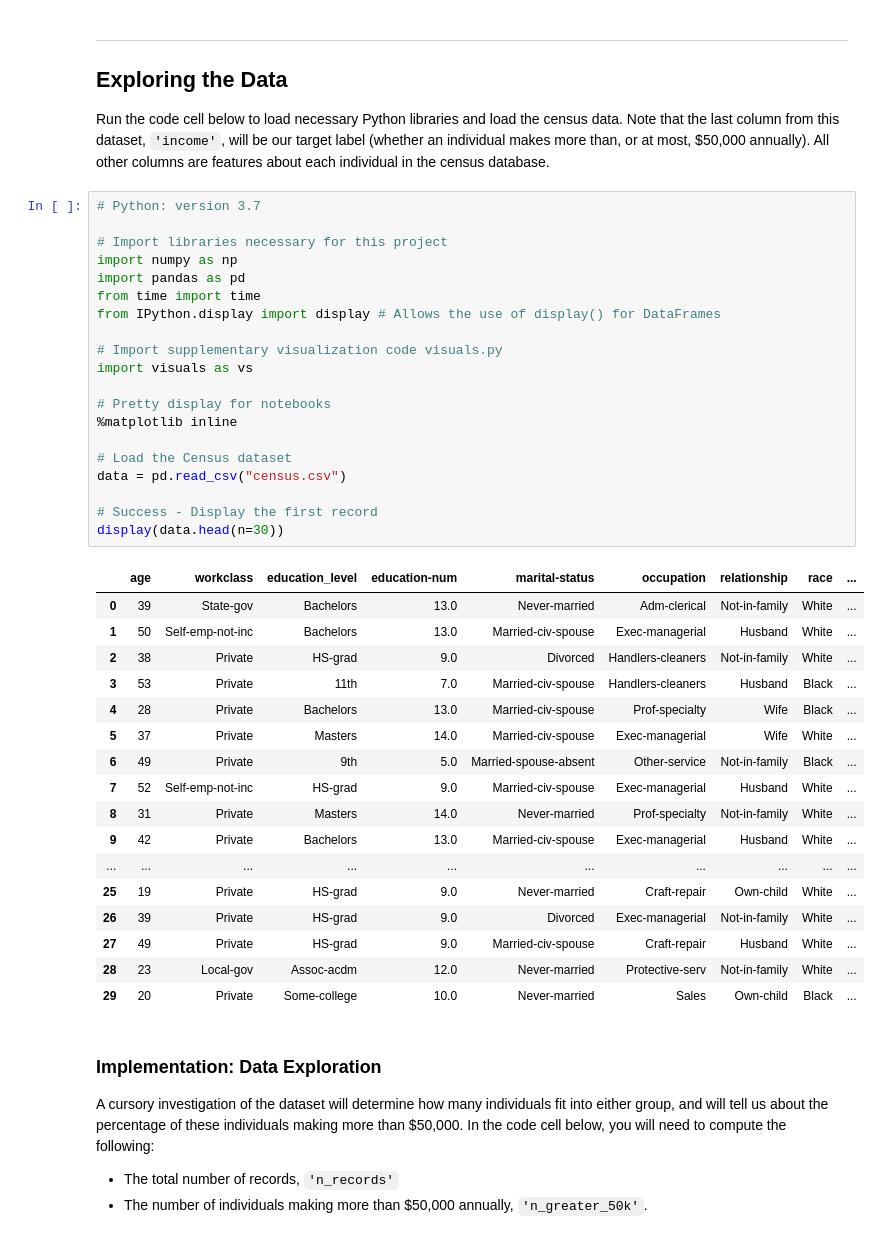
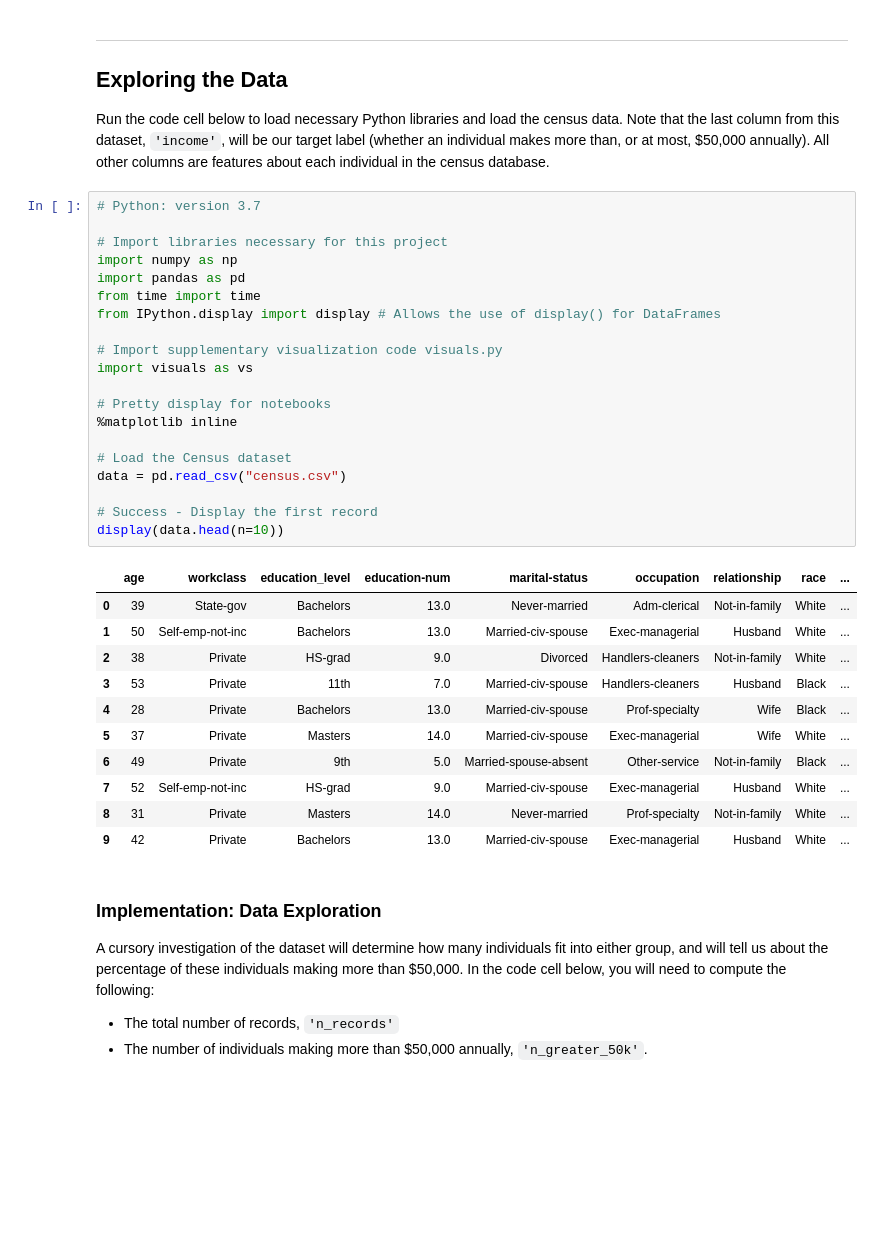
Before and after one commit to PaulaCalmon/machine-learning, a Jupyter notebook: projects/finding_donors/finding_donors.ipynb, the cells around one changed output. Drawn from its saved outputs; the diff is of its cells as text; blank space fills up the shorter version.

```diff
--- a/projects/finding_donors/finding_donors.ipynb
+++ b/projects/finding_donors/finding_donors.ipynb
@@ -22,40 +22,34 @@ Run the code cell below to load necessary Python libraries and load the census d
 # Python: version 3.7
 
 # Import libraries necessary for this project
 import numpy as np
 import pandas as pd
 from time import time
 from IPython.display import display # Allows the use of display() for DataFrames
 
 # Import supplementary visualization code visuals.py
 import visuals as vs
 
 # Pretty display for notebooks
 %matplotlib inline
 
 # Load the Census dataset
 data = pd.read_csv("census.csv")
 
 # Success - Display the first record
-display(data.head(n=30))
+display(data.head(n=10))
 # %% [output]
 |  | age | workclass | education_level | education-num | marital-status | occupation | relationship | race | ... |
 | 0 | 39 | State-gov | Bachelors | 13.0 | Never-married | Adm-clerical | Not-in-family | White | ... |
 | 1 | 50 | Self-emp-not-inc | Bachelors | 13.0 | Married-civ-spouse | Exec-managerial | Husband | White | ... |
 | 2 | 38 | Private | HS-grad | 9.0 | Divorced | Handlers-cleaners | Not-in-family | White | ... |
 | 3 | 53 | Private | 11th | 7.0 | Married-civ-spouse | Handlers-cleaners | Husband | Black | ... |
 | 4 | 28 | Private | Bachelors | 13.0 | Married-civ-spouse | Prof-specialty | Wife | Black | ... |
 | 5 | 37 | Private | Masters | 14.0 | Married-civ-spouse | Exec-managerial | Wife | White | ... |
 | 6 | 49 | Private | 9th | 5.0 | Married-spouse-absent | Other-service | Not-in-family | Black | ... |
 | 7 | 52 | Self-emp-not-inc | HS-grad | 9.0 | Married-civ-spouse | Exec-managerial | Husband | White | ... |
 | 8 | 31 | Private | Masters | 14.0 | Never-married | Prof-specialty | Not-in-family | White | ... |
 | 9 | 42 | Private | Bachelors | 13.0 | Married-civ-spouse | Exec-managerial | Husband | White | ... |
-| ... | ... | ... | ... | ... | ... | ... | ... | ... | ... |
-| 25 | 19 | Private | HS-grad | 9.0 | Never-married | Craft-repair | Own-child | White | ... |
-| 26 | 39 | Private | HS-grad | 9.0 | Divorced | Exec-managerial | Not-in-family | White | ... |
-| 27 | 49 | Private | HS-grad | 9.0 | Married-civ-spouse | Craft-repair | Husband | White | ... |
-| 28 | 23 | Local-gov | Assoc-acdm | 12.0 | Never-married | Protective-serv | Not-in-family | White | ... |
-| 29 | 20 | Private | Some-college | 10.0 | Never-married | Sales | Own-child | Black | ... |
 # %% [markdown]
 ### Implementation: Data Exploration
 A cursory investigation of the dataset will determine how many individuals fit into either group, and will tell us about the percentage of these individuals making more than \$50,000. In the code cell below, you will need to compute the following:
```
Also changed, not shown: 1 other file.
